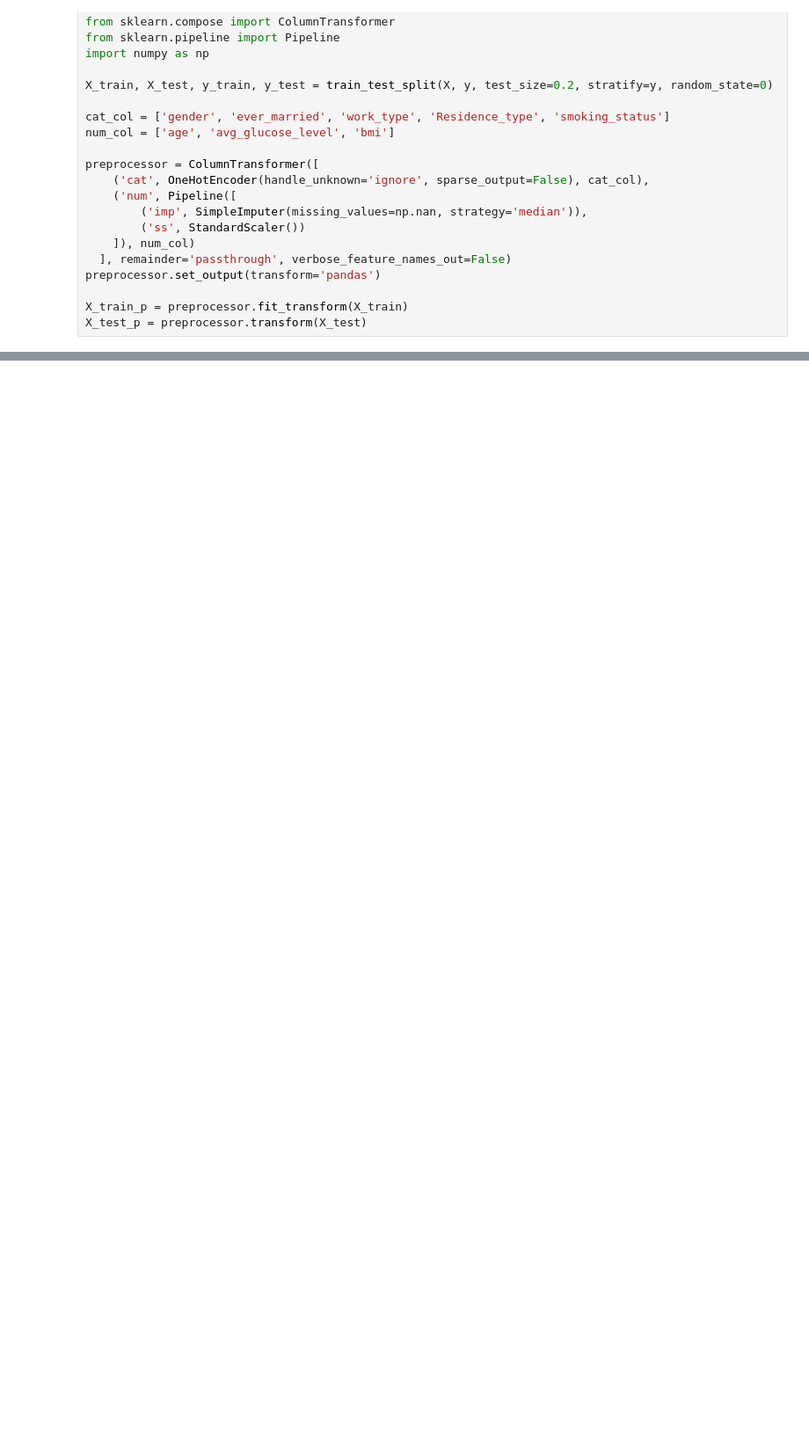
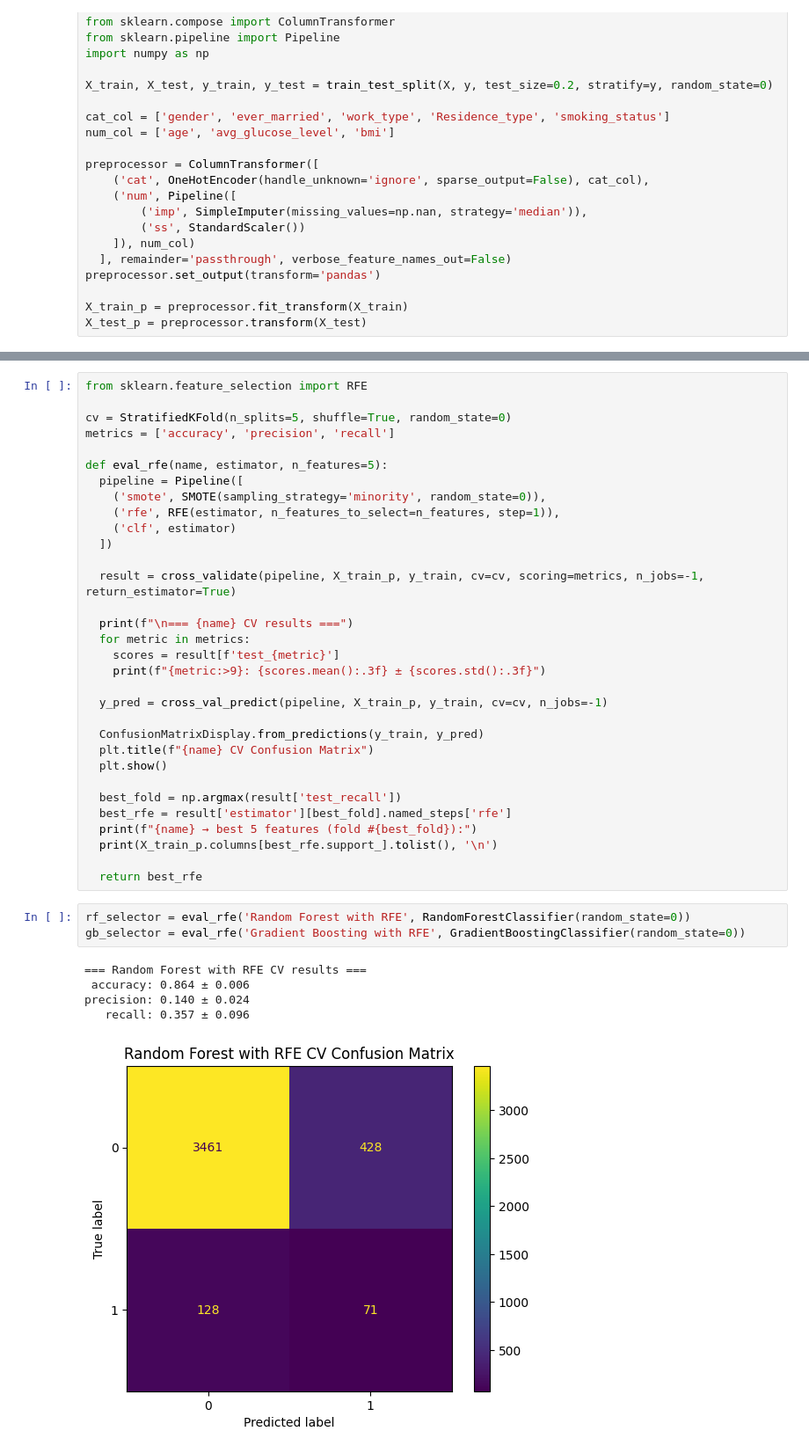
Before and after one commit to ganthegun/Stroke-Prediction, a Jupyter notebook: training.ipynb, the cells around one changed output, grey strips where cells are left out. Shown at 88% size. Drawn from its saved outputs; the diff is of its cells as text; blank space fills up the shorter version.

```diff
--- a/training.ipynb
+++ b/training.ipynb
@@ -159,0 +140,41 @@ Recall   : 0.52
+# %%
+from sklearn.feature_selection import RFE
+
+cv = StratifiedKFold(n_splits=5, shuffle=True, random_state=0)
+metrics = ['accuracy', 'precision', 'recall']
+
+def eval_rfe(name, estimator, n_features=5):
+  pipeline = Pipeline([
+    ('smote', SMOTE(sampling_strategy='minority', random_state=0)),
+    ('rfe', RFE(estimator, n_features_to_select=n_features, step=1)),
+    ('clf', estimator)
+  ])
+
+  result = cross_validate(pipeline, X_train_p, y_train, cv=cv, scoring=metrics, n_jobs=-1, return_estimator=True)
+
+  print(f"\n=== {name} CV results ===")
+  for metric in metrics:
+    scores = result[f'test_{metric}']
+    print(f"{metric:>9}: {scores.mean():.3f} ± {scores.std():.3f}")
+
+  y_pred = cross_val_predict(pipeline, X_train_p, y_train, cv=cv, n_jobs=-1)
+
+  ConfusionMatrixDisplay.from_predictions(y_train, y_pred)
+  plt.title(f"{name} CV Confusion Matrix")
+  plt.show()
+
+  best_fold = np.argmax(result['test_recall'])
+  best_rfe = result['estimator'][best_fold].named_steps['rfe']
+  print(f"{name} → best 5 features (fold #{best_fold}):")
+  print(X_train_p.columns[best_rfe.support_].tolist(), '\n')
+
+  return best_rfe
+# %%
+rf_selector = eval_rfe('Random Forest with RFE', RandomForestClassifier(random_state=0))
+gb_selector = eval_rfe('Gradient Boosting with RFE', GradientBoostingClassifier(random_state=0))
+# %% [output]
+=== Random Forest with RFE CV results ===
+ accuracy: 0.864 ± 0.006
+precision: 0.140 ± 0.024
+   recall: 0.357 ± 0.096
+[figure, added]
```
Also changed, not shown: parts of 12 cells of this notebook, 2 other files.
